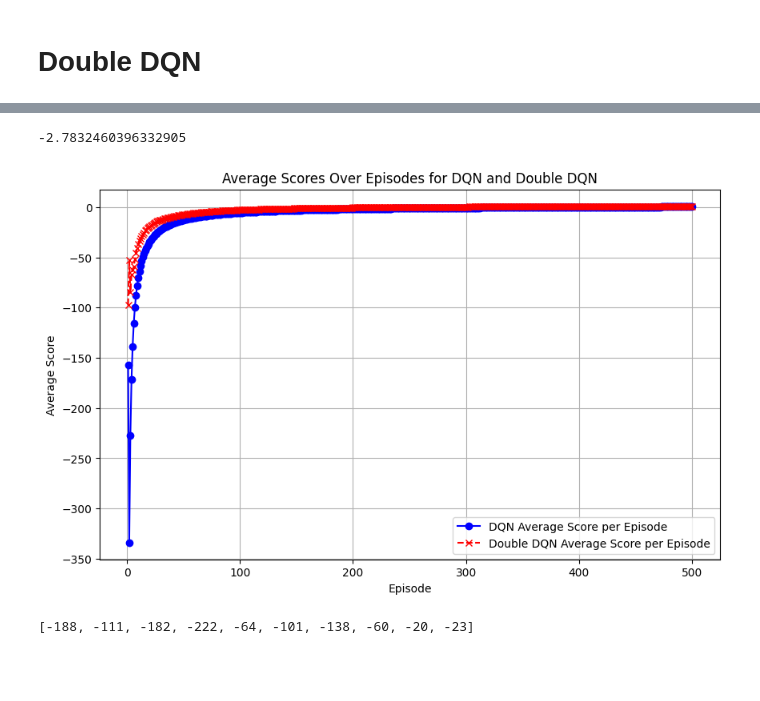
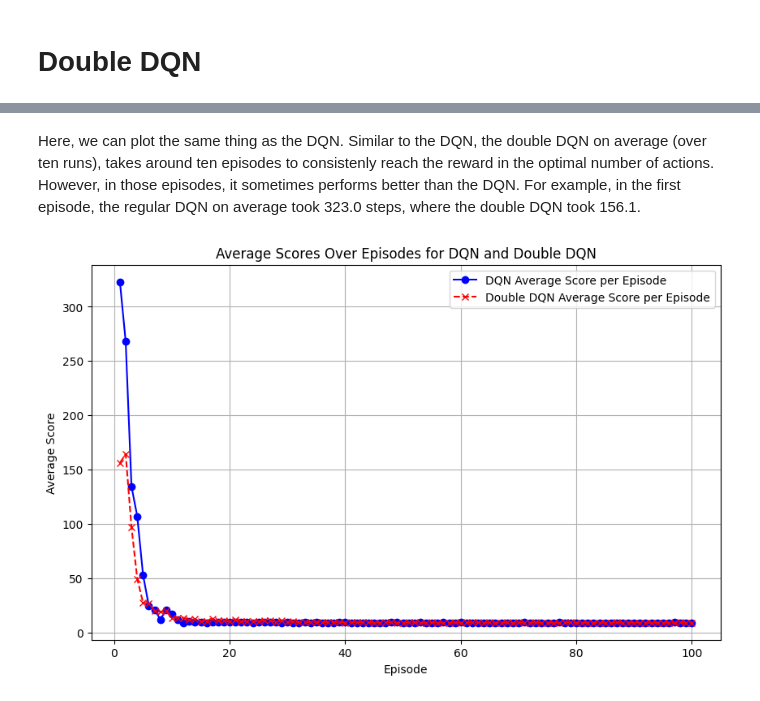
Before and after one commit to ayang903/DQN, a Jupyter notebook: ps2.ipynb, the cells around one changed output, grey strips where cells are left out. Drawn from its saved outputs; the diff is of its cells as text; code cells hidden in the pictures; blank space fills up the shorter version.

Commit message:
Final DQN and DDQN

```diff
--- a/ps2.ipynb
+++ b/ps2.ipynb
@@ -227,30 +218,24 @@ state: tensor([0., 0., 0., 0., 0., 0., 0., 0., 1., 0., 0., 0., 0., 0.
-# %%
-np.mean(avg_scores_ddqn)
-# %% [output]
--2.7832460396332905
+# %% [markdown]
+Here, we can plot the same thing as the DQN. Similar to the DQN, the double DQN on average (over ten runs), takes around ten episodes to consistenly reach the reward in the optimal number of actions. However, in those episodes, it sometimes performs better than the DQN. For example, in the first episode, the regular DQN on average took 323.0 steps, where the double DQN took 156.1.
 # %%
 import matplotlib.pyplot as plt
 
 # Assuming you've run both your DQN and Double DQN for the same number of episodes
-episodes = list(range(1, n_games + 1))
+episodes = list(range(1, 100 + 1))
 
 plt.figure(figsize=(10, 6))
 
 # Plot for regular DQN
-plt.plot(episodes, avg_scores_dqn, marker='o', linestyle='-', color='b', label='DQN Average Score per Episode')
+plt.plot(episodes, avg_steps_per_episode, marker='o', linestyle='-', color='b', label='DQN Average Score per Episode')
 
 # Plot for Double DQN
-plt.plot(episodes, avg_scores_ddqn, marker='x', linestyle='--', color='r', label='Double DQN Average Score per Episode')
+plt.plot(episodes, avg_steps_per_episode_ddqn, marker='x', linestyle='--', color='r', label='Double DQN Average Score per Episode')
 
 plt.title('Average Scores Over Episodes for DQN and Double DQN')
 plt.xlabel('Episode')
 plt.ylabel('Average Score')
 plt.legend()  # This ensures the label for each line is shown
 plt.grid(True)
 plt.show()
 # %% [output]
-[figure, old version]
+[figure, new version]
-# %%
-scores
-# %% [output]
-[-188, -111, -182, -222, -64, -101, -138, -60, -20, -23]
```
Also changed, not shown: parts of 7 cells of this notebook, 2 other files.
